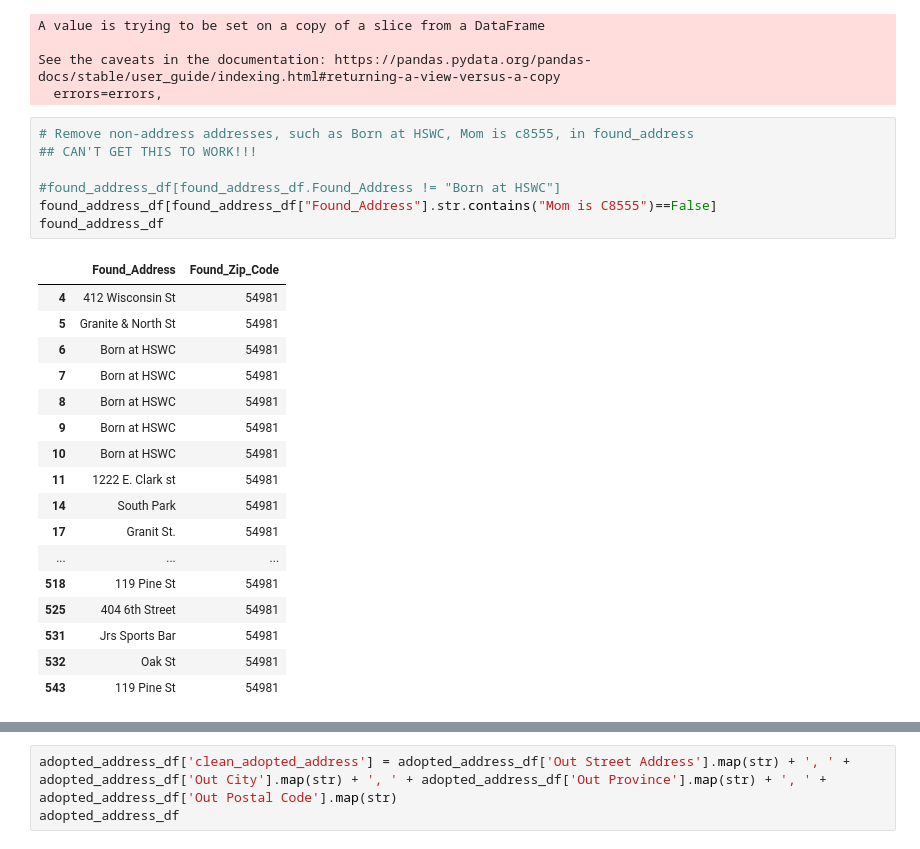
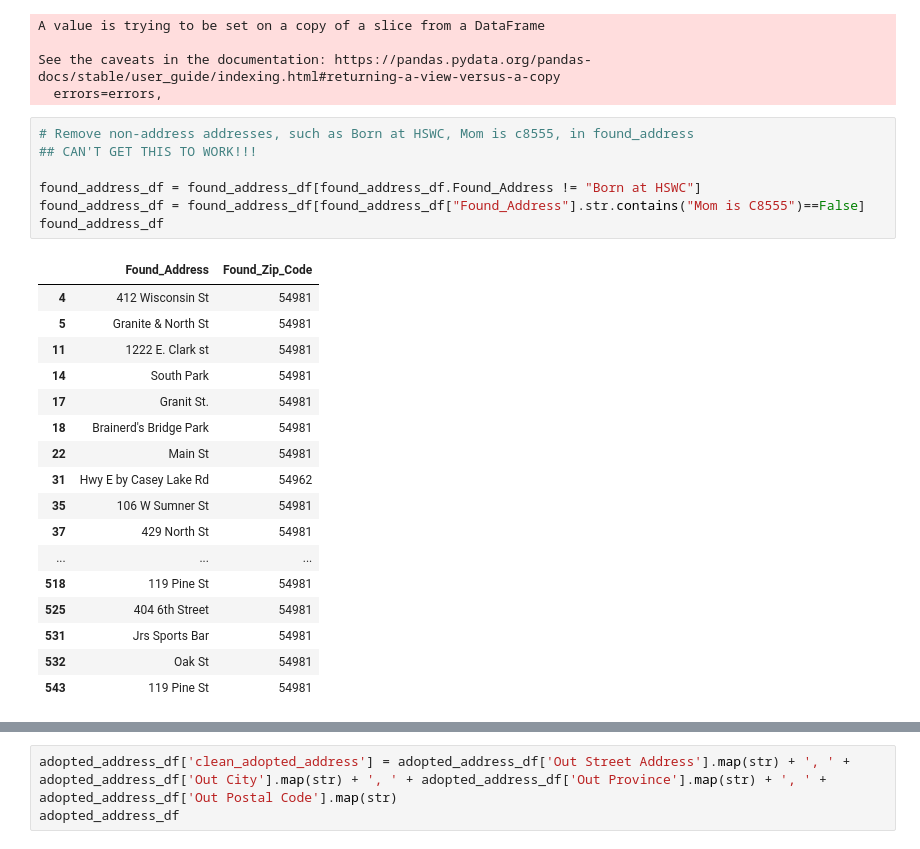
Before and after one commit to JSischo/Waupaca_repo, a Jupyter notebook: EDA2018CSVfile.ipynb, the cells around one changed output, grey strips where cells are left out. Saved outputs shown, nothing was run; the diff lists cells and outputs as text.

Commit message:
removed non-beneficial found addresses

```diff
--- a/EDA2018CSVfile.ipynb
+++ b/EDA2018CSVfile.ipynb
@@ -273,22 +273,22 @@ See the caveats in the documentation: https://pandas.pydata.org/pandas-docs/stab
 # %%
 # Remove non-address addresses, such as Born at HSWC, Mom is c8555, in found_address
 ## CAN'T GET THIS TO WORK!!!
 
-#found_address_df[found_address_df.Found_Address != "Born at HSWC"]
-found_address_df[found_address_df["Found_Address"].str.contains("Mom is C8555")==False]
+found_address_df = found_address_df[found_address_df.Found_Address != "Born at HSWC"]
+found_address_df = found_address_df[found_address_df["Found_Address"].str.contains("Mom is C8555")==False]
 found_address_df
 # %% [output]
 |  | Found_Address | Found_Zip_Code |
 | 4 | 412 Wisconsin St | 54981 |
 | 5 | Granite & North St | 54981 |
-| 6 | Born at HSWC | 54981 |
-| 7 | Born at HSWC | 54981 |
-| 8 | Born at HSWC | 54981 |
-| 9 | Born at HSWC | 54981 |
-| 10 | Born at HSWC | 54981 |
 | 11 | 1222 E. Clark st | 54981 |
 | 14 | South Park | 54981 |
 | 17 | Granit St. | 54981 |
+| 18 | Brainerd's Bridge Park | 54981 |
+| 22 | Main St | 54981 |
+| 31 | Hwy E by Casey Lake Rd | 54962 |
+| 35 | 106 W Sumner St | 54981 |
+| 37 | 429 North St | 54981 |
 | ... | ... | ... |
 | 518 | 119 Pine St | 54981 |
 | 525 | 404 6th Street | 54981 |
```
Also changed, not shown: parts of 6 cells of this notebook.
